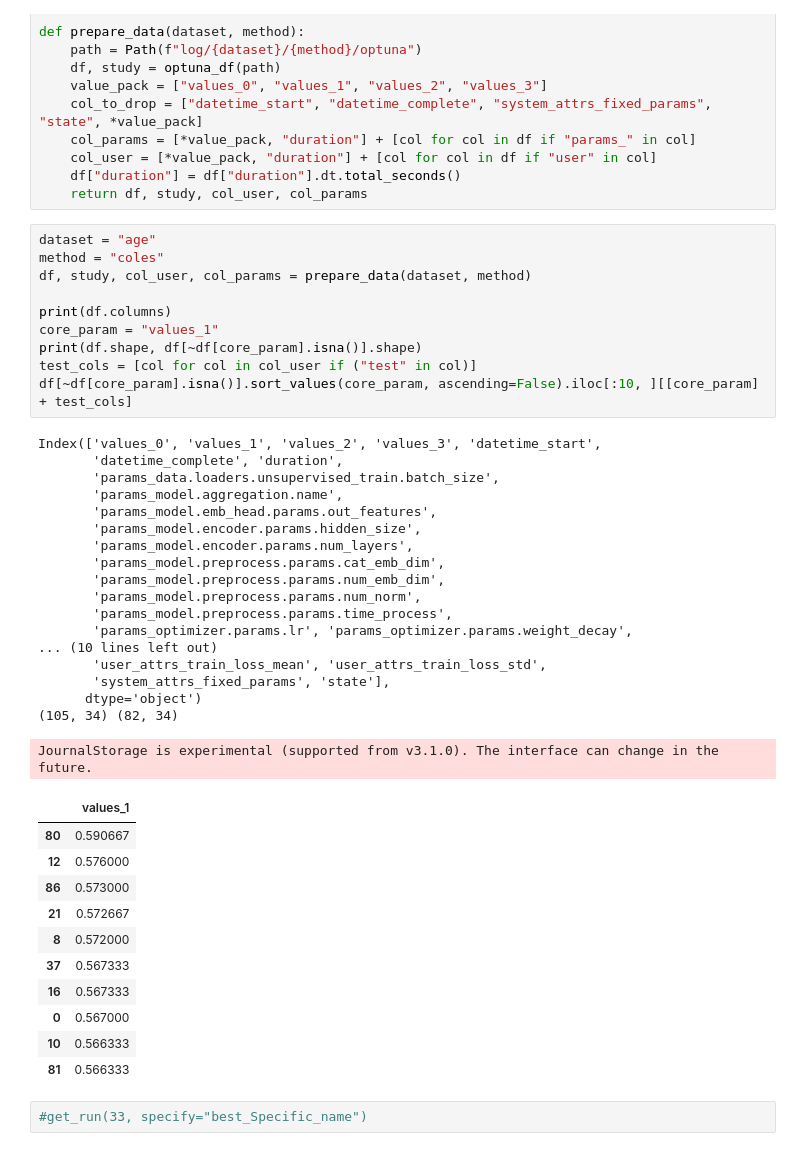
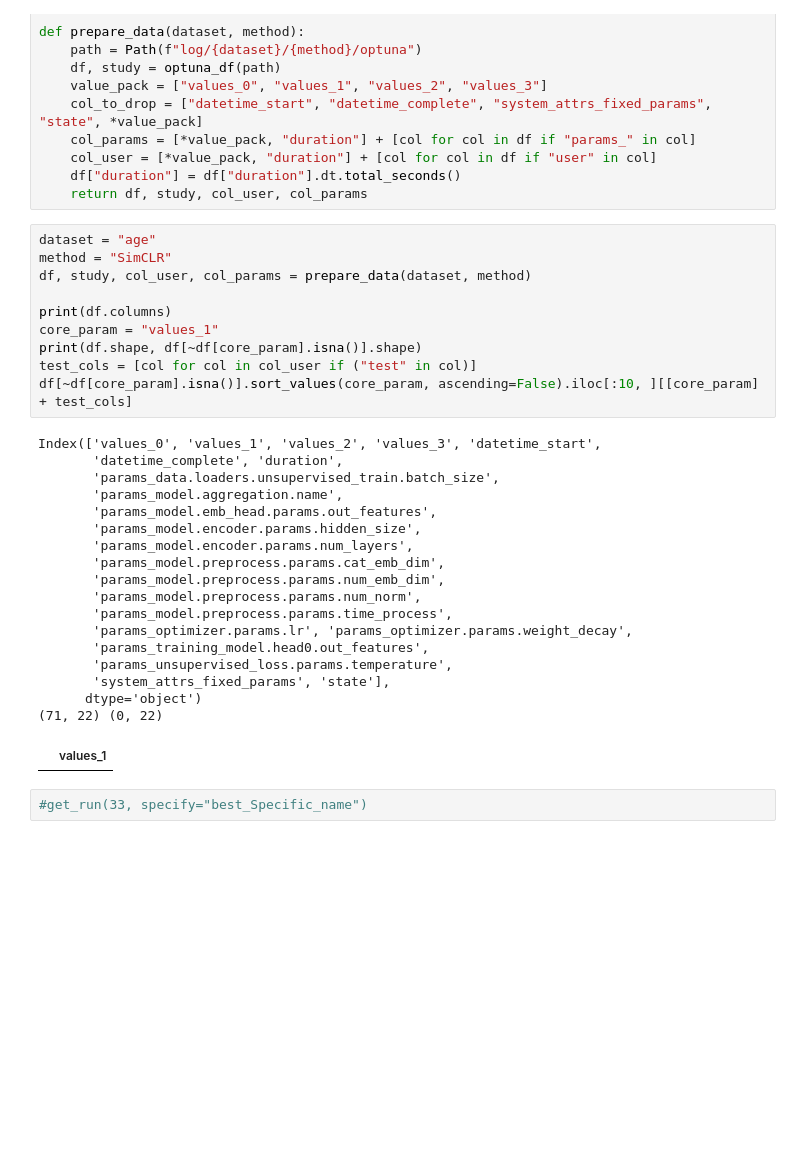
Before and after one commit to On-Point-RND/ESdB-Embeddings-for-Sequential-data-Benchmark, a Jupyter notebook: notebooks/hpo_analysis/analysis_param.ipynb, the cells around one changed output. Drawn from its saved outputs; the diff is of its cells as text; blank space fills up the shorter version.

```diff
--- a/notebooks/hpo_analysis/analysis_param.ipynb
+++ b/notebooks/hpo_analysis/analysis_param.ipynb
@@ -34,44 +34,33 @@ def prepare_data(dataset, method):
     return df, study, col_user, col_params
 # %%
 dataset = "age"
-method = "coles"
+method = "SimCLR"
 df, study, col_user, col_params = prepare_data(dataset, method)
 
 print(df.columns)
 core_param = "values_1"
 print(df.shape, df[~df[core_param].isna()].shape)
 test_cols = [col for col in col_user if ("test" in col)]
 df[~df[core_param].isna()].sort_values(core_param, ascending=False).iloc[:10, ][[core_param] + test_cols]
 # %% [output]
 Index(['values_0', 'values_1', 'values_2', 'values_3', 'datetime_start',
        'datetime_complete', 'duration',
        'params_data.loaders.unsupervised_train.batch_size',
        'params_model.aggregation.name',
        'params_model.emb_head.params.out_features',
        'params_model.encoder.params.hidden_size',
        'params_model.encoder.params.num_layers',
        'params_model.preprocess.params.cat_emb_dim',
        'params_model.preprocess.params.num_emb_dim',
        'params_model.preprocess.params.num_norm',
        'params_model.preprocess.params.time_process',
        'params_optimizer.params.lr', 'params_optimizer.params.weight_decay',
-... (10 lines left out)
-       'user_attrs_train_loss_mean', 'user_attrs_train_loss_std',
+       'params_training_model.head0.out_features',
+       'params_unsupervised_loss.params.temperature',
        'system_attrs_fixed_params', 'state'],
       dtype='object')
-(105, 34) (82, 34)
+(71, 22) (0, 22)
-JournalStorage is experimental (supported from v3.1.0). The interface can change in the future.
 |  | values_1 |
-| 80 | 0.590667 |
-| 12 | 0.576000 |
-| 86 | 0.573000 |
-| 21 | 0.572667 |
-| 8 | 0.572000 |
-| 37 | 0.567333 |
-| 16 | 0.567333 |
-| 0 | 0.567000 |
-| 10 | 0.566333 |
-| 81 | 0.566333 |
 # %%
 #get_run(33, specify="best_Specific_name")
 # %%
```
Also changed, not shown: 2 other files.
